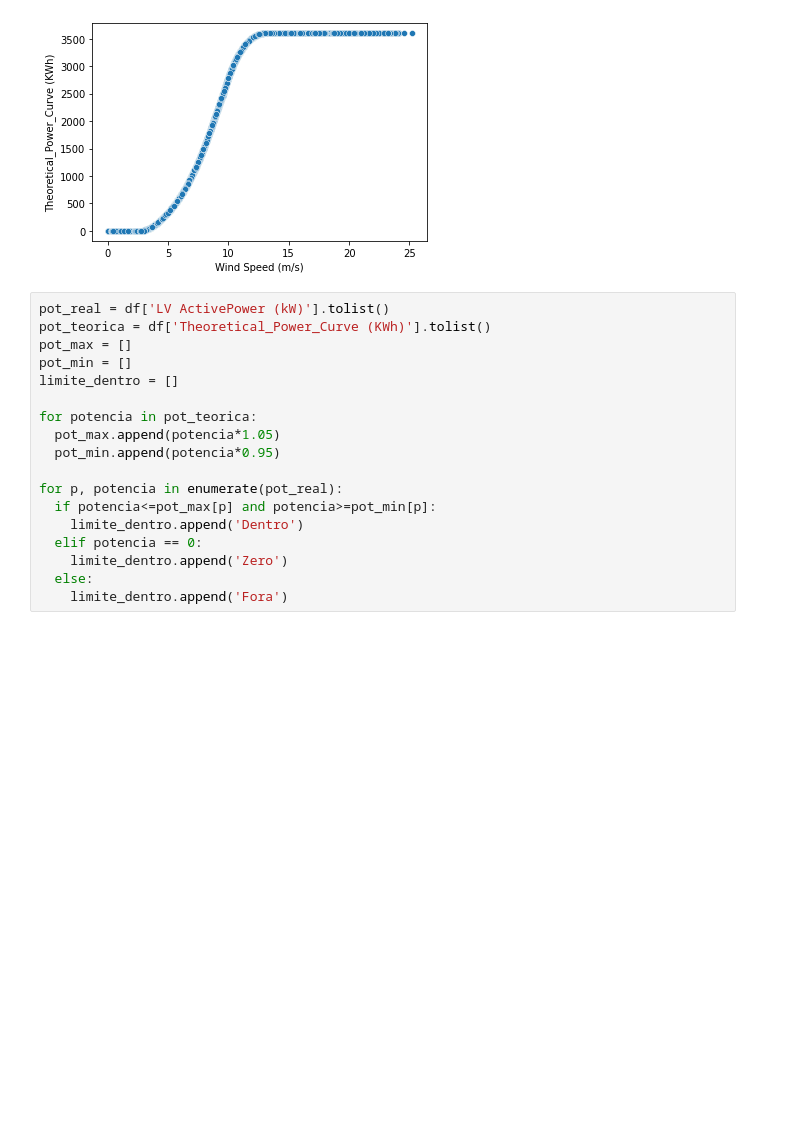
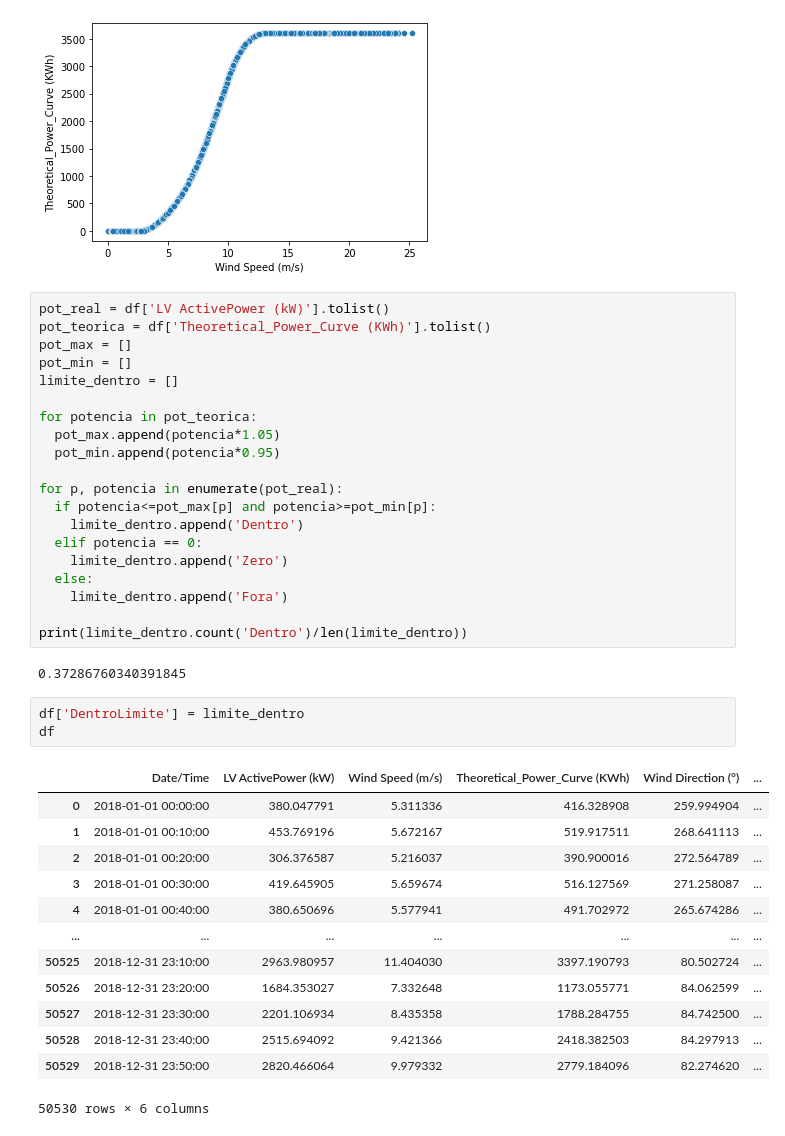
Before and after one commit to RaulOAlves/Wind_Turbine_Scada, a Jupyter notebook: Wind_Turbine_Scada.ipynb, the cells around one changed output. Cells and saved outputs as stored; diff of their text form; blank space fills up the shorter version.

```diff
--- a/Wind_Turbine_Scada.ipynb
+++ b/Wind_Turbine_Scada.ipynb
@@ -87,3 +87,24 @@ for p, potencia in enumerate(pot_real):
     limite_dentro.append('Zero')
   else:
     limite_dentro.append('Fora')
+
+print(limite_dentro.count('Dentro')/len(limite_dentro))
+# %% [output]
+0.37286760340391845
+# %%
+df['DentroLimite'] = limite_dentro
+df
+# %% [output]
+|  | Date/Time | LV ActivePower (kW) | Wind Speed (m/s) | Theoretical_Power_Curve (KWh) | Wind Direction (°) | ... |
+| 0 | 2018-01-01 00:00:00 | 380.047791 | 5.311336 | 416.328908 | 259.994904 | ... |
+| 1 | 2018-01-01 00:10:00 | 453.769196 | 5.672167 | 519.917511 | 268.641113 | ... |
+| 2 | 2018-01-01 00:20:00 | 306.376587 | 5.216037 | 390.900016 | 272.564789 | ... |
+| 3 | 2018-01-01 00:30:00 | 419.645905 | 5.659674 | 516.127569 | 271.258087 | ... |
+| 4 | 2018-01-01 00:40:00 | 380.650696 | 5.577941 | 491.702972 | 265.674286 | ... |
+| ... | ... | ... | ... | ... | ... | ... |
+| 50525 | 2018-12-31 23:10:00 | 2963.980957 | 11.404030 | 3397.190793 | 80.502724 | ... |
+| 50526 | 2018-12-31 23:20:00 | 1684.353027 | 7.332648 | 1173.055771 | 84.062599 | ... |
+| 50527 | 2018-12-31 23:30:00 | 2201.106934 | 8.435358 | 1788.284755 | 84.742500 | ... |
+| 50528 | 2018-12-31 23:40:00 | 2515.694092 | 9.421366 | 2418.382503 | 84.297913 | ... |
+| 50529 | 2018-12-31 23:50:00 | 2820.466064 | 9.979332 | 2779.184096 | 82.274620 | ... |
+50530 rows × 6 columns
```
Also changed, not shown: parts of 1 cell of this notebook.
